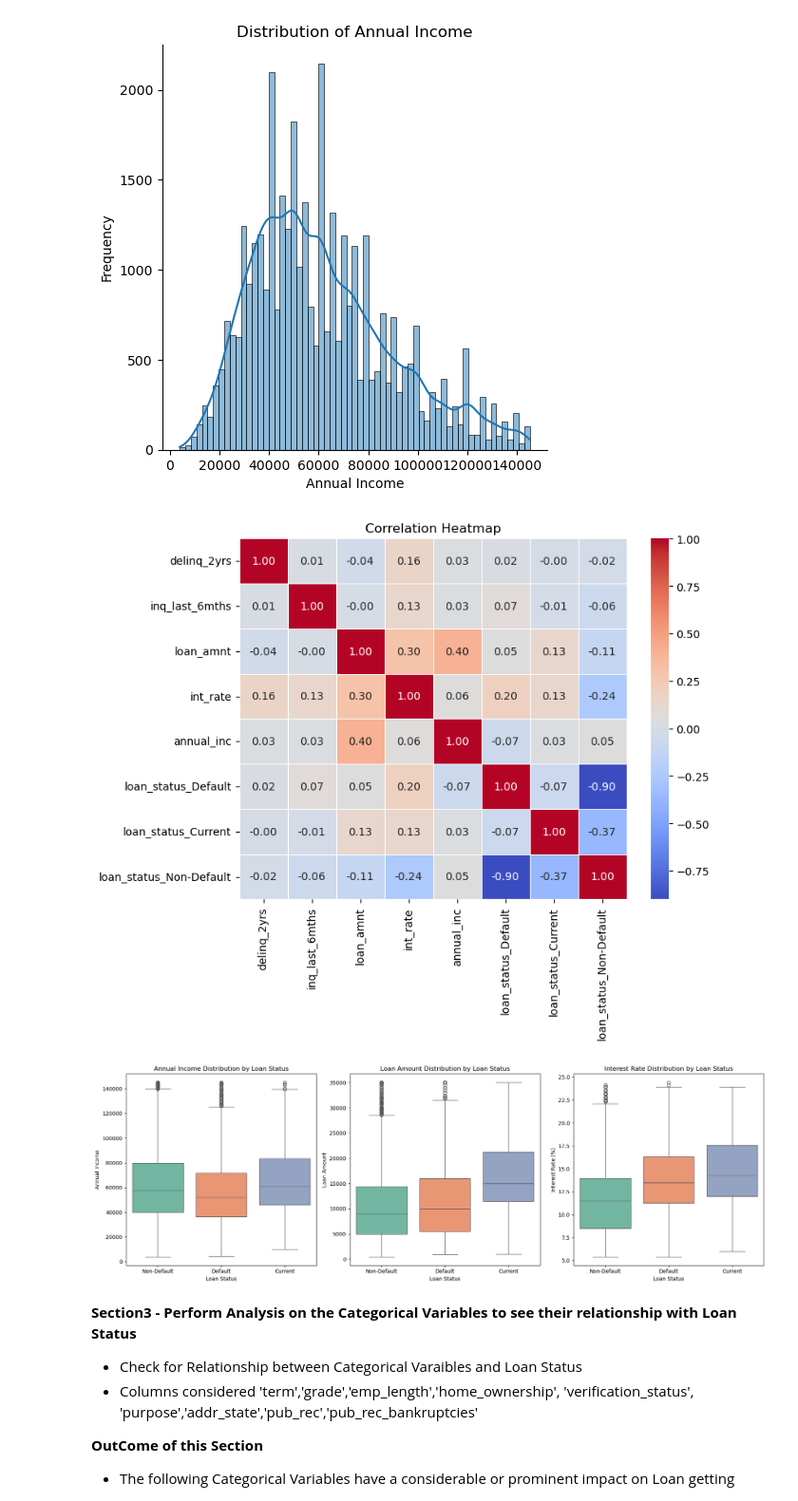
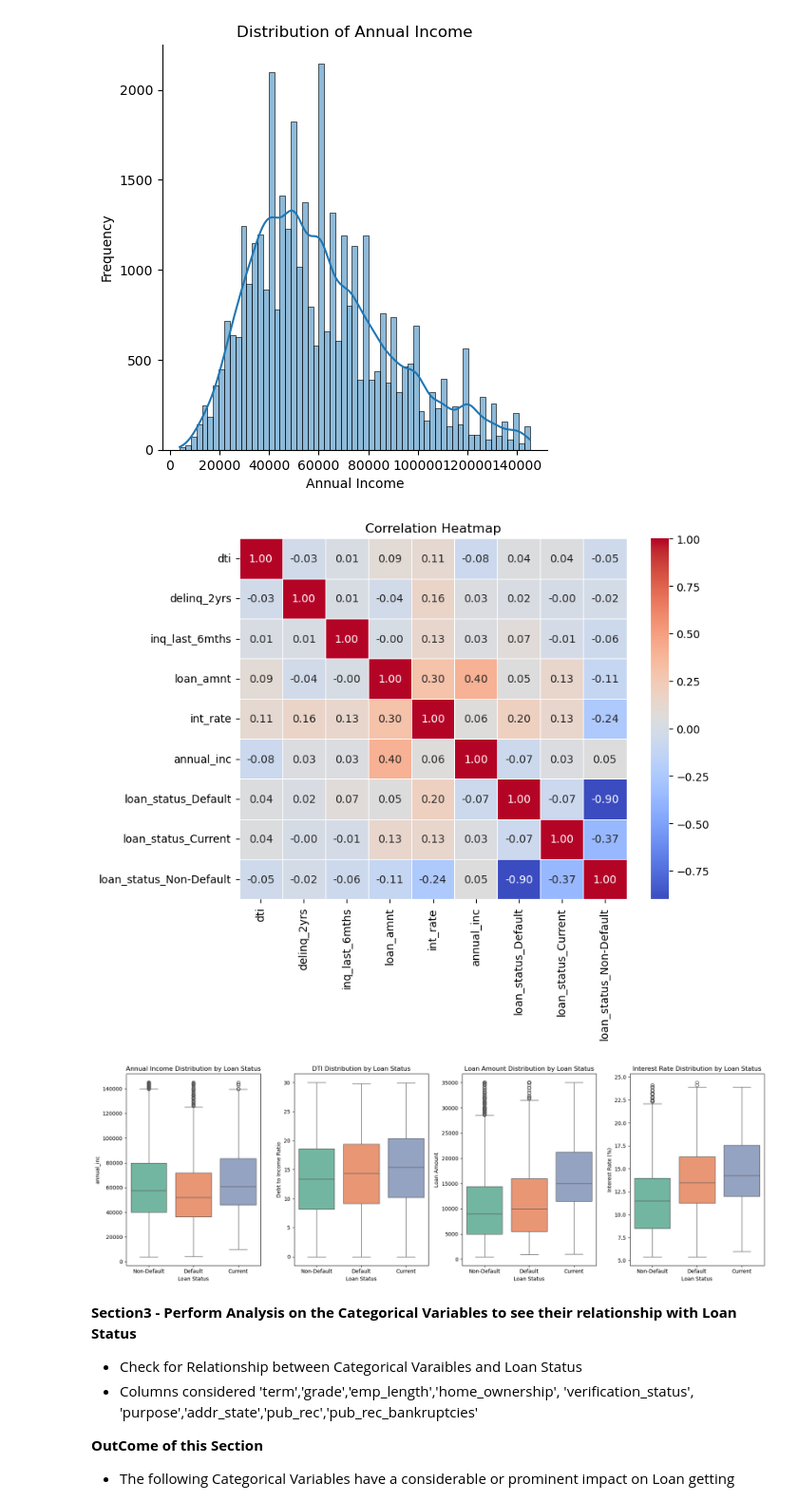
Before and after one commit to pradeephm31/LendingClubCaseStudy, a Jupyter notebook: PradeepHarryMichael.ipynb, the cells around one changed output. Shown at 95% size. Saved outputs shown, nothing was run; the diff lists cells and outputs as text; code cells hidden in the pictures.

Commit message:
Added Analysi of Param Debt to Income Ratio

```diff
--- a/PradeepHarryMichael.ipynb
+++ b/PradeepHarryMichael.ipynb
@@ -134,7 +140,7 @@ plt.show()
 
 df_encoded = pd.get_dummies(df, columns=['loan_status'], drop_first=False)
 # Calculate the correlation matrix
-corr_matrix = df_encoded[['delinq_2yrs','inq_last_6mths','loan_amnt','int_rate', 'annual_inc', 'loan_status_Default', 'loan_status_Current', 'loan_status_Non-Default']].corr()
+corr_matrix = df_encoded[['dti','delinq_2yrs','inq_last_6mths','loan_amnt','int_rate', 'annual_inc', 'loan_status_Default', 'loan_status_Current', 'loan_status_Non-Default']].corr()
 # Display the correlation matrix
 plt.figure(figsize=(8, 6))
 sns.heatmap(corr_matrix, annot=True, cmap='coolwarm', fmt='.2f', cbar=True, linewidths=0.5)
@@ -145,37 +151,43 @@ plt.title('Correlation Heatmap')
 # Show the plot
 plt.show()
 # %% [output]
-[figure, old version]
+[figure, new version]
 # %%
 # Analyze The Distribution of annual_inc,loan_amt,int_rate across different loan status (Non-Default, Deafult and Current)
 
-fig, axes = plt.subplots(1, 3, figsize=(18, 6))
+fig, axes = plt.subplots(1, 4, figsize=(18, 6))
 
 # First Boxplot: annual_inc by loan_status
 sns.boxplot(x='loan_status', y='annual_inc', data=df, palette="Set2", ax=axes[0])
 axes[0].set_title('Annual Income Distribution by Loan Status')
 axes[0].set_xlabel('Loan Status')
-axes[0].set_ylabel('Annual Income')
+axes[0].set_ylabel('annual_inc')
 
-# Second Boxplot: loan_amnt by loan_status
-sns.boxplot(x='loan_status', y='loan_amnt', data=df, palette="Set2", ax=axes[1])
-axes[1].set_title('Loan Amount Distribution by Loan Status')
+# First Boxplot: dti (DEbt to income ratio) by loan_status
+sns.boxplot(x='loan_status', y='dti', data=df, palette="Set2", ax=axes[1])
+axes[1].set_title('DTI Distribution by Loan Status')
 axes[1].set_xlabel('Loan Status')
-axes[1].set_ylabel('Loan Amount')
+axes[1].set_ylabel('Debt to Income Ratio')
+
+# Second Boxplot: loannual_incamnt by loan_status
+sns.boxplot(x='loan_status', y='loan_amnt', data=df, palette="Set2", ax=axes[2])
+axes[2].set_title('Loan Amount Distribution by Loan Status')
+axes[2].set_xlabel('Loan Status')
+axes[2].set_ylabel('Loan Amount')
 
 # Third Boxplot: int_rate by loan_status
-sns.boxplot(x='loan_status', y='int_rate', data=df, palette="Set2", ax=axes[2])
-axes[2].set_title('Interest Rate Distribution by Loan Status')
-axes[2].set_xlabel('Loan Status')
-axes[2].set_ylabel('Interest Rate (%)')
+sns.boxplot(x='loan_status', y='int_rate', data=df, palette="Set2", ax=axes[3])
+axes[3].set_title('Interest Rate Distribution by Loan Status')
+axes[3].set_xlabel('Loan Status')
+axes[3].set_ylabel('Interest Rate (%)')
 
 # Adjust layout to prevent overlap
 plt.tight_layout()
 
 # Show the plot
 plt.show()
 # %% [output]
-[figure, old version]
+[figure, new version]
 # %% [markdown]
 **Section3 - Perform Analysis on the Categorical Variables to see their relationship with Loan Status**
   - Check for Relationship between Categorical Varaibles and Loan Status
```
Also changed, not shown: parts of 2 cells of this notebook, 3 other files.
